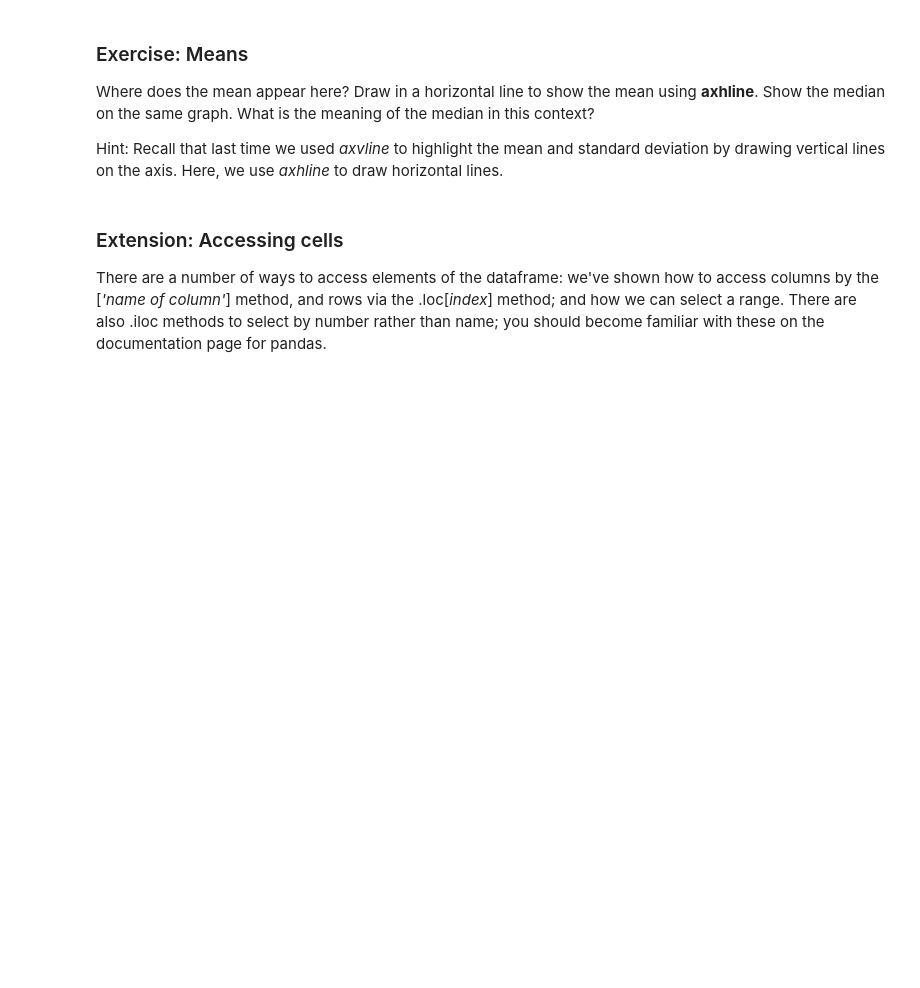
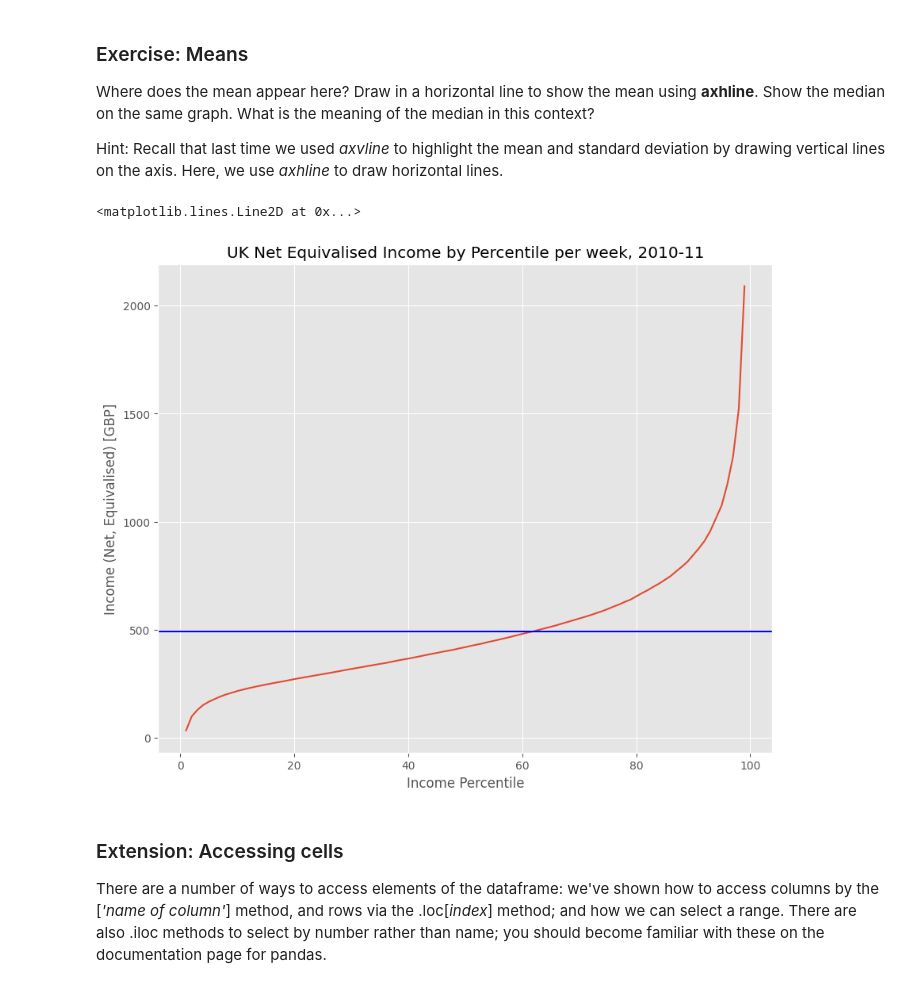
Before and after one commit to nyreemarsh/QM2, a Jupyter notebook: notebooks/W02. Pandas.ipynb, the cells around one changed output. Drawn from its saved outputs; the diff is of its cells as text; code cells hidden in the pictures; blank space fills up the shorter version.

```diff
--- a/notebooks/W02. Pandas.ipynb
+++ b/notebooks/W02. Pandas.ipynb
@@ -248,6 +248,17 @@ We see a curve that is pretty linear in the middle region, but curves rapidly up
 Where does the mean appear here? Draw in a horizontal line to show the mean using **axhline**. Show the median on the same graph. What is the meaning of the median in this context?
 
 Hint: Recall that last time we used *axvline* to highlight the mean and standard deviation by drawing vertical lines on the axis. Here, we use *axhline* to draw horizontal lines.
+# %%
+income['Net equivalised household income in 2010-11, week'].plot()
+plt.title('UK Net Equivalised Income by Percentile per week, 2010-11')
+plt.xlabel('Income Percentile')
+plt.ylabel('Income (Net, Equivalised) [GBP]')
+
+import matplotlib
+matplotlib.pyplot.axhline(y=mean, xmin=0, xmax=1, color='b')
+# %% [output]
+<matplotlib.lines.Line2D at 0x...>
+[figure, added]
 # %% [markdown]
 ### Extension: Accessing cells
 
```
